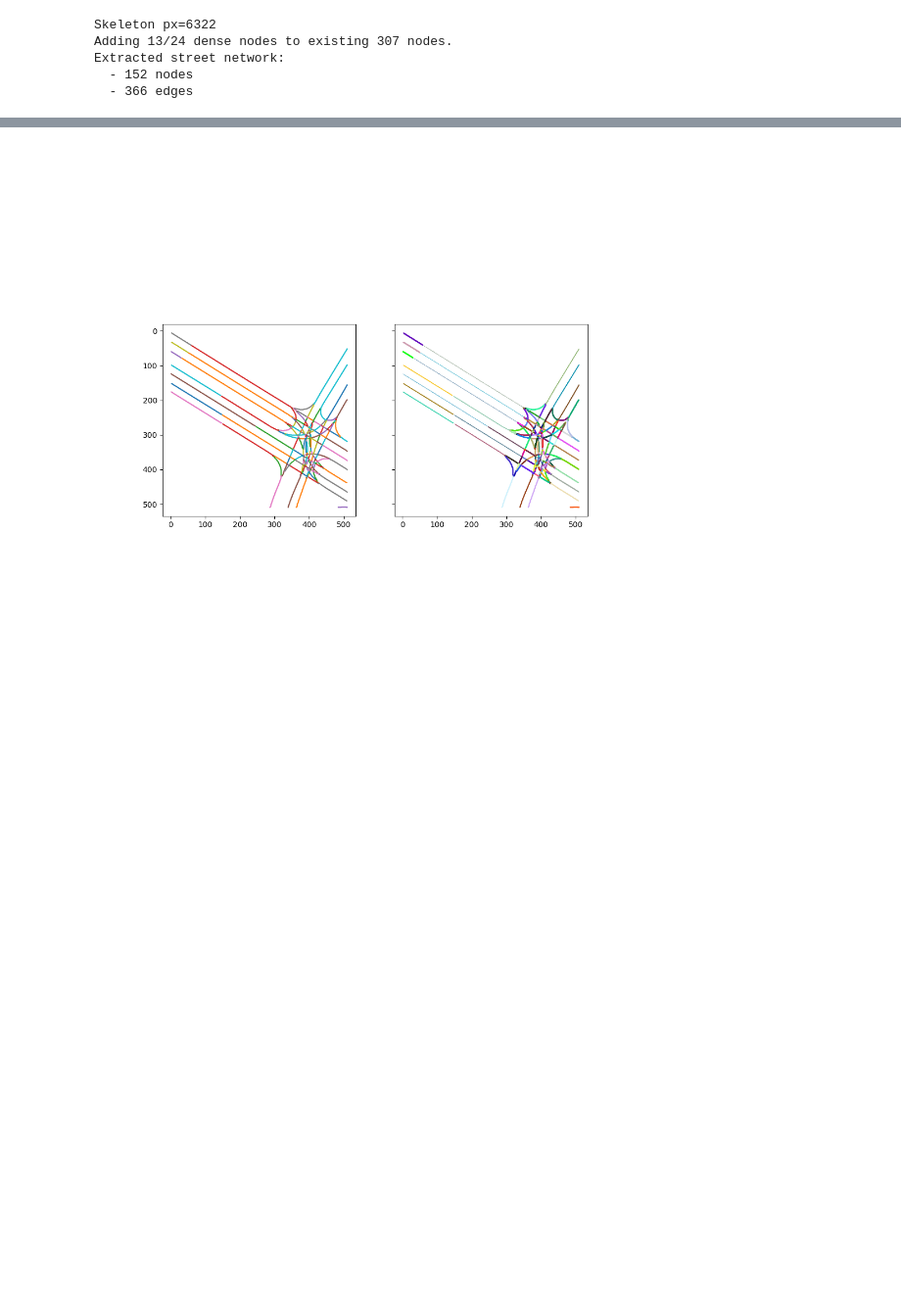
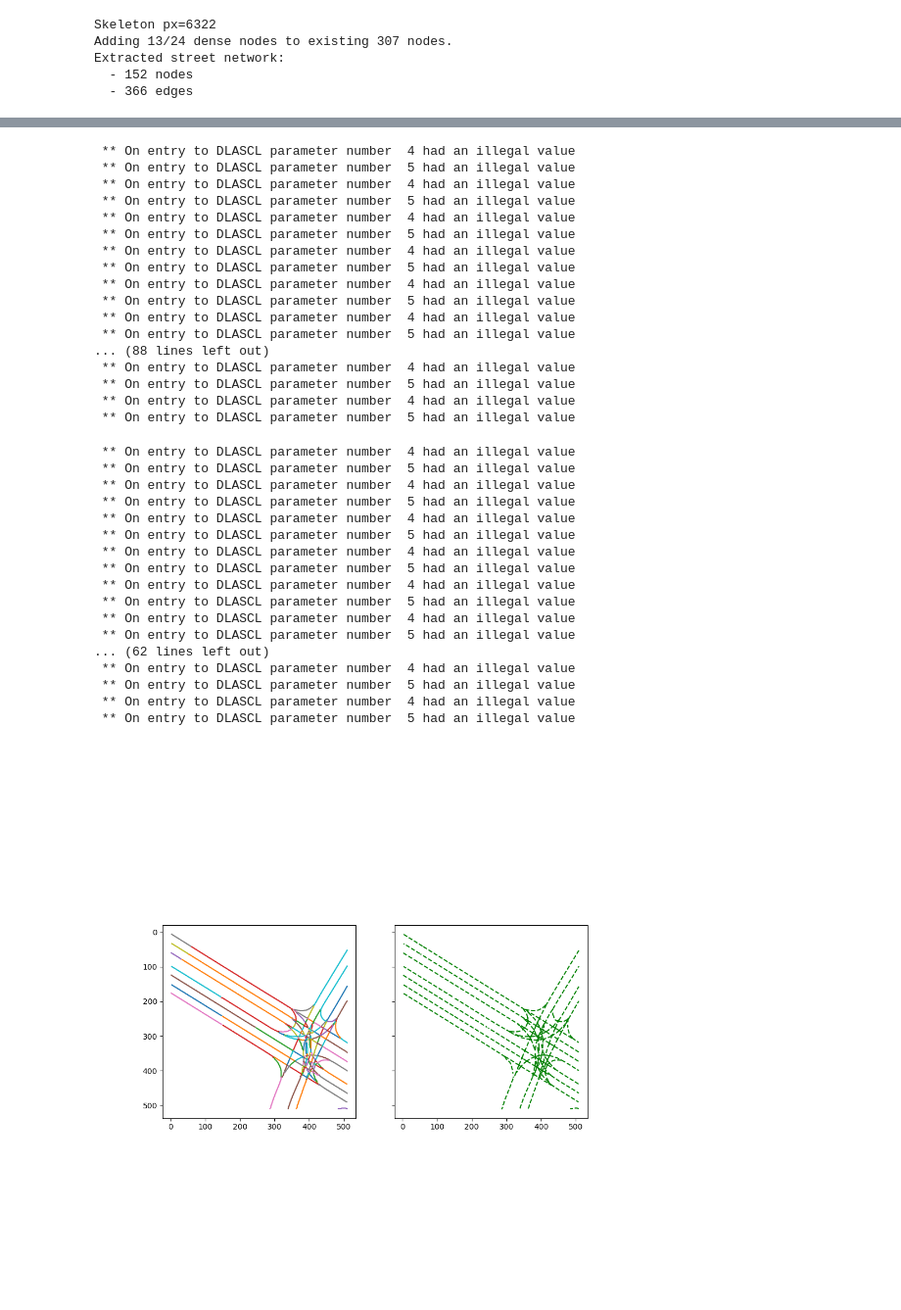
Before and after one commit to Excitablecell/extract-raster-network, a Jupyter notebook: extract_lanes.ipynb, the cells around one changed output, grey strips where cells are left out. Shown: that part at 98% size. Cells and saved outputs as stored; diff of their text form; code cells hidden in the pictures; blank space fills up the shorter version.

Commit message:
feat: add curve_fit

```diff
--- a/extract_lanes.ipynb
+++ b/extract_lanes.ipynb
@@ -54,4 +100,11 @@ Extracted street network:
 # %%
+# define the true objective function
+def linear_fit(x, a, b):
+    return a * x + b
+
+def cubic_fit(x, a, b, c, d):
+    return a * x**3 + b * x**2 + c * x + d
+
 def plot_polylines(polylines: list) -> None:
     fig, axes = plt.subplots(1, 2, figsize=(10, 10), sharex=True, sharey=True)
     axes = axes.ravel()
@@ -69,24 +122,22 @@ def plot_polylines(polylines: list) -> None:
         ys = polyline[:, 1]
         axes[0].plot(xs, ys)
 
-        cubic_spline, ref_curve = generate_frenet_frame(xs, ys)
-        dy = np.sin(ref_curve[:, 2]) / 5
-        dx = np.cos(ref_curve[:, 2]) / 5
-        # dx = ref_curve[:, 2]
-        # dy = ref_curve[:, 3]
-        axes[1].quiver(ref_curve[:, 0], ref_curve[:, 1], dx, dy, color=color[i], angles='xy', scale_units='xy', scale=0.1)
-        # axes[3].plot(ref_curve[:, 0], ref_curve[:, 1])
+        # cubic_spline, ref_curve = generate_frenet_frame(xs, ys)
+        # dy = np.sin(ref_curve[:, 2]) / 5
+        # dx = np.cos(ref_curve[:, 2]) / 5
+        # axes[1].quiver(ref_curve[:, 0], ref_curve[:, 1], dx, dy, color=color[i], angles='xy', scale_units='xy', scale=0.1)
 
-    # img_skeleton = render_skeleton(im, skel, (255, 0, 0))
-    # img_network = render_network(im, g, (0, 255, 0))
+        popt, pcov = curve_fit(cubic_fit, xs, ys, check_finite=True)
+        fit_score = np.linalg.cond(pcov)
+        axes[1].plot(xs, cubic_fit(xs, *popt), 'g--')
+
+    # img_skeleton = render_skeleton(img, skel, (255, 0, 0))
+    # img_network = render_network(img, g, (0, 255, 0))
     # axes[0].imshow(img_skeleton)
     # axes[1].imshow(img_network)
     axes[0].set_aspect('equal')
     axes[0].invert_yaxis()
     axes[1].set_aspect('equal')
-    # axes[1].invert_yaxis()
-    # plt.subplots_adjust(top=1, bottom=0, right=1, left=0, hspace=0, wspace=0)
-    # plt.margins(0, 0)
     plt.show()
 
     return
@@ -96 +181,35 @@ plot_polylines(polylines)
+ ** On entry to DLASCL parameter number  4 had an illegal value
+ ** On entry to DLASCL parameter number  5 had an illegal value
+ ** On entry to DLASCL parameter number  4 had an illegal value
+ ** On entry to DLASCL parameter number  5 had an illegal value
+ ** On entry to DLASCL parameter number  4 had an illegal value
+ ** On entry to DLASCL parameter number  5 had an illegal value
+ ** On entry to DLASCL parameter number  4 had an illegal value
+ ** On entry to DLASCL parameter number  5 had an illegal value
+ ** On entry to DLASCL parameter number  4 had an illegal value
+ ** On entry to DLASCL parameter number  5 had an illegal value
+ ** On entry to DLASCL parameter number  4 had an illegal value
+ ** On entry to DLASCL parameter number  5 had an illegal value
+... (88 lines left out)
+ ** On entry to DLASCL parameter number  4 had an illegal value
+ ** On entry to DLASCL parameter number  5 had an illegal value
+ ** On entry to DLASCL parameter number  4 had an illegal value
+ ** On entry to DLASCL parameter number  5 had an illegal value
+ ** On entry to DLASCL parameter number  4 had an illegal value
+ ** On entry to DLASCL parameter number  5 had an illegal value
+ ** On entry to DLASCL parameter number  4 had an illegal value
+ ** On entry to DLASCL parameter number  5 had an illegal value
+ ** On entry to DLASCL parameter number  4 had an illegal value
+ ** On entry to DLASCL parameter number  5 had an illegal value
+ ** On entry to DLASCL parameter number  4 had an illegal value
+ ** On entry to DLASCL parameter number  5 had an illegal value
+ ** On entry to DLASCL parameter number  4 had an illegal value
+ ** On entry to DLASCL parameter number  5 had an illegal value
+ ** On entry to DLASCL parameter number  4 had an illegal value
+ ** On entry to DLASCL parameter number  5 had an illegal value
+... (62 lines left out)
+ ** On entry to DLASCL parameter number  4 had an illegal value
+ ** On entry to DLASCL parameter number  5 had an illegal value
+ ** On entry to DLASCL parameter number  4 had an illegal value
+ ** On entry to DLASCL parameter number  5 had an illegal value
-[figure, old version]
+[figure, new version]
```
Also changed, not shown: parts of 6 cells of this notebook.
